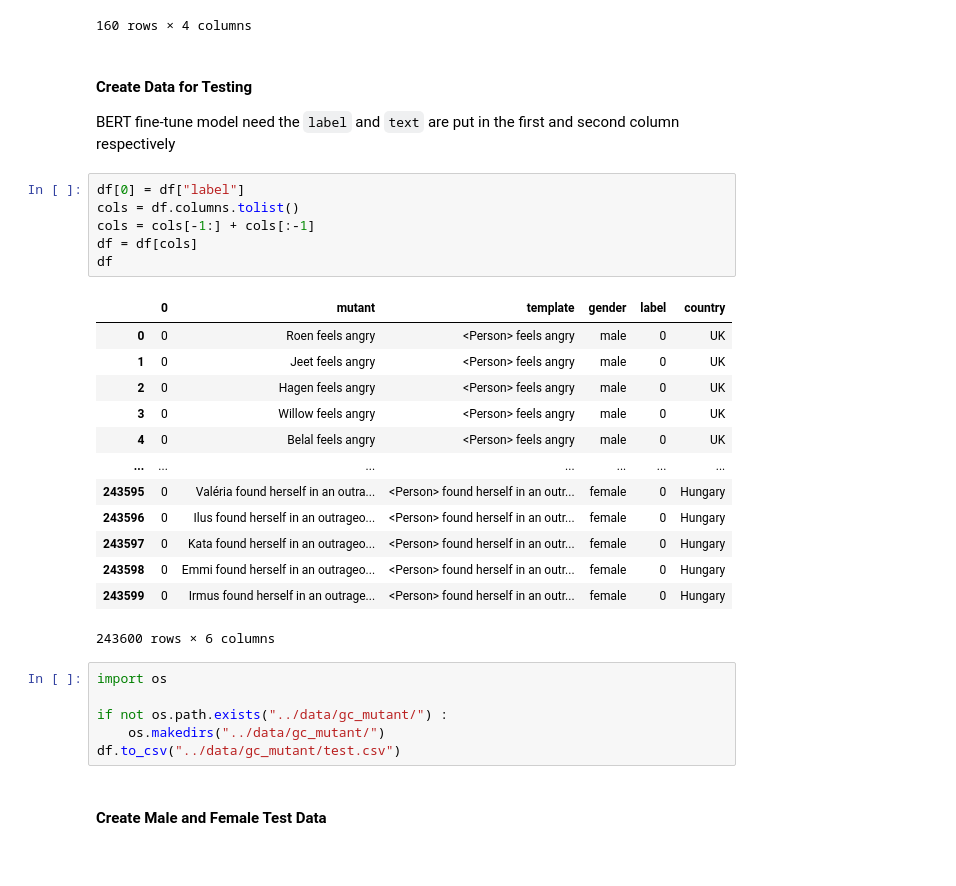
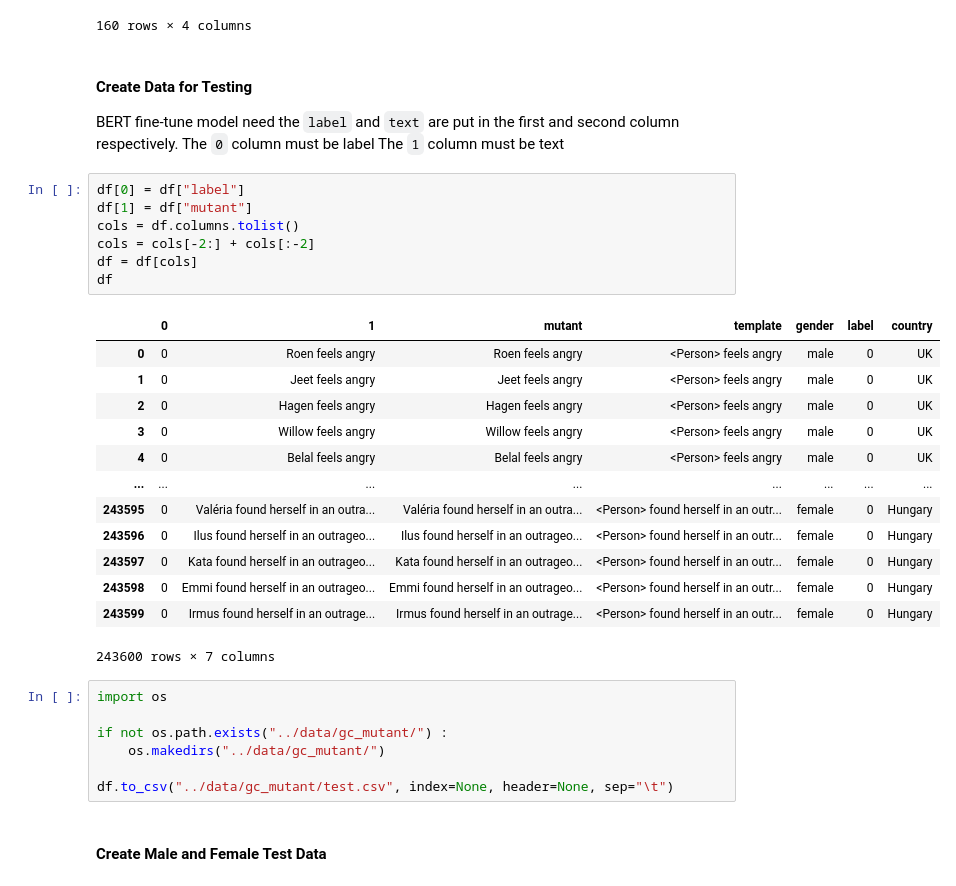
Before and after one commit to soarsmu/BiasFinder, a Jupyter notebook: codes/mutant-generation-using-EEC-template.ipynb, the cells around one changed output. Saved outputs shown, nothing was run; the diff lists cells and outputs as text.

Commit message:
fix bug on column name when saving to csv

```diff
--- a/codes/mutant-generation-using-EEC-template.ipynb
+++ b/codes/mutant-generation-using-EEC-template.ipynb
@@ -273,33 +273,37 @@ df.groupby("template").count()
 # %% [markdown]
 #### Create Data for Testing
 
-BERT fine-tune model need the `label` and `text` are put in the first and second column respectively
+BERT fine-tune model need the `label` and `text` are put in the first and second column respectively.
+The `0` column must be label
+The `1` column must be text
 # %%
 df[0] = df["label"]
+df[1] = df["mutant"]
 cols = df.columns.tolist()
-cols = cols[-1:] + cols[:-1]
+cols = cols[-2:] + cols[:-2]
 df = df[cols]
 df
 # %% [output]
-|  | 0 | mutant | template | gender | label | country |
-| 0 | 0 | Roen feels angry | <Person> feels angry | male | 0 | UK |
-| 1 | 0 | Jeet feels angry | <Person> feels angry | male | 0 | UK |
-| 2 | 0 | Hagen feels angry | <Person> feels angry | male | 0 | UK |
-| 3 | 0 | Willow feels angry | <Person> feels angry | male | 0 | UK |
-| 4 | 0 | Belal feels angry | <Person> feels angry | male | 0 | UK |
-| ... | ... | ... | ... | ... | ... | ... |
-| 243595 | 0 | Valéria found herself in an outra... | <Person> found herself in an outr... | female | 0 | Hungary |
-| 243596 | 0 | Ilus found herself in an outrageo... | <Person> found herself in an outr... | female | 0 | Hungary |
-| 243597 | 0 | Kata found herself in an outrageo... | <Person> found herself in an outr... | female | 0 | Hungary |
-| 243598 | 0 | Emmi found herself in an outrageo... | <Person> found herself in an outr... | female | 0 | Hungary |
-| 243599 | 0 | Irmus found herself in an outrage... | <Person> found herself in an outr... | female | 0 | Hungary |
+|  | 0 | 1 | mutant | template | gender | label | country |
+| 0 | 0 | Roen feels angry | Roen feels angry | <Person> feels angry | male | 0 | UK |
+| 1 | 0 | Jeet feels angry | Jeet feels angry | <Person> feels angry | male | 0 | UK |
+| 2 | 0 | Hagen feels angry | Hagen feels angry | <Person> feels angry | male | 0 | UK |
+| 3 | 0 | Willow feels angry | Willow feels angry | <Person> feels angry | male | 0 | UK |
+| 4 | 0 | Belal feels angry | Belal feels angry | <Person> feels angry | male | 0 | UK |
+| ... | ... | ... | ... | ... | ... | ... | ... |
+| 243595 | 0 | Valéria found herself in an outra... | Valéria found herself in an outra... | <Person> found herself in an outr... | female | 0 | Hungary |
+| 243596 | 0 | Ilus found herself in an outrageo... | Ilus found herself in an outrageo... | <Person> found herself in an outr... | female | 0 | Hungary |
+| 243597 | 0 | Kata found herself in an outrageo... | Kata found herself in an outrageo... | <Person> found herself in an outr... | female | 0 | Hungary |
+| 243598 | 0 | Emmi found herself in an outrageo... | Emmi found herself in an outrageo... | <Person> found herself in an outr... | female | 0 | Hungary |
+| 243599 | 0 | Irmus found herself in an outrage... | Irmus found herself in an outrage... | <Person> found herself in an outr... | female | 0 | Hungary |
-243600 rows × 6 columns
+243600 rows × 7 columns
 # %%
 import os
 
 if not os.path.exists("../data/gc_mutant/") :
     os.makedirs("../data/gc_mutant/")
-df.to_csv("../data/gc_mutant/test.csv")
+
+df.to_csv("../data/gc_mutant/test.csv", index=None, header=None, sep="\t")
 # %% [markdown]
 #### Create Male and Female Test Data
 # %%
```
